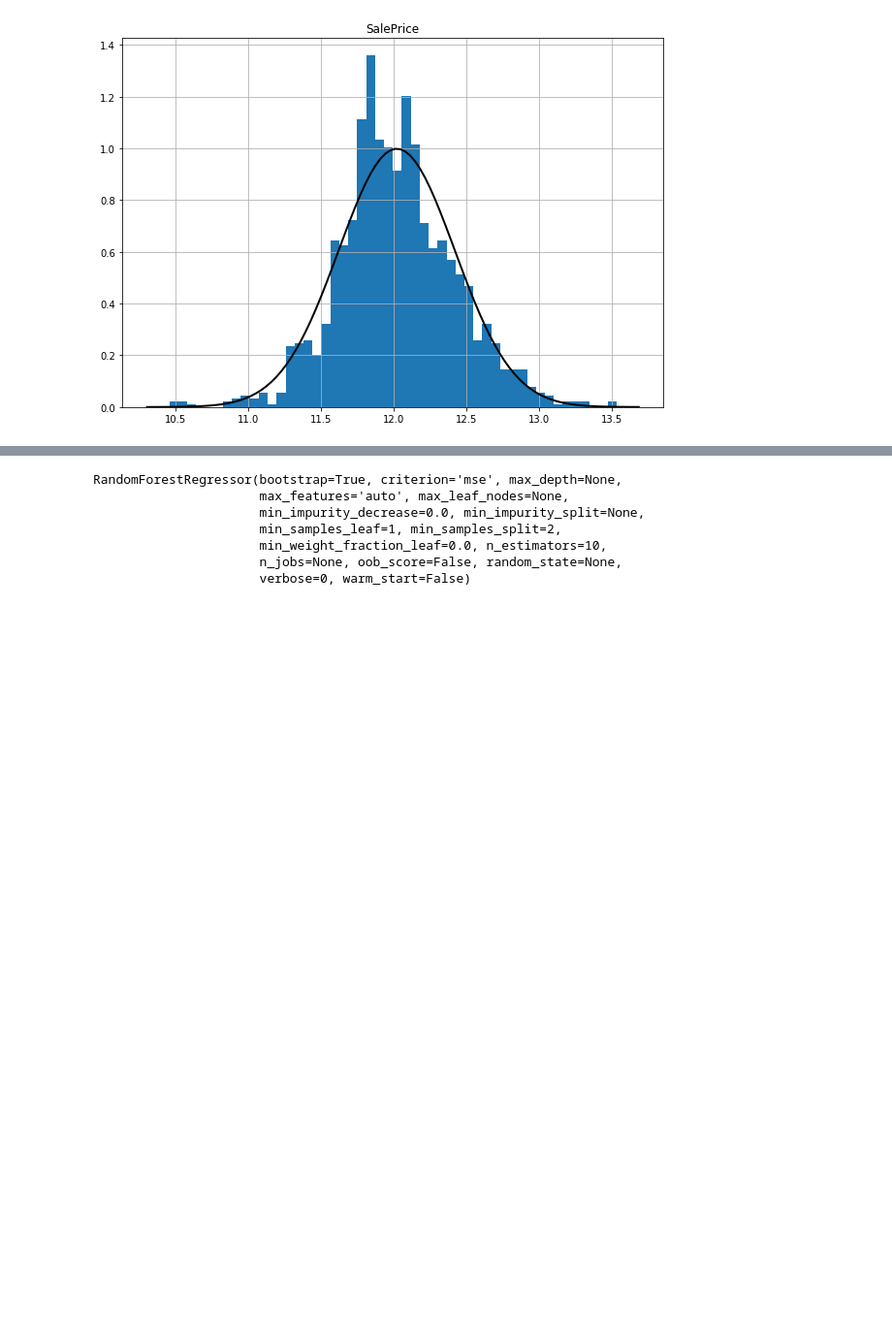
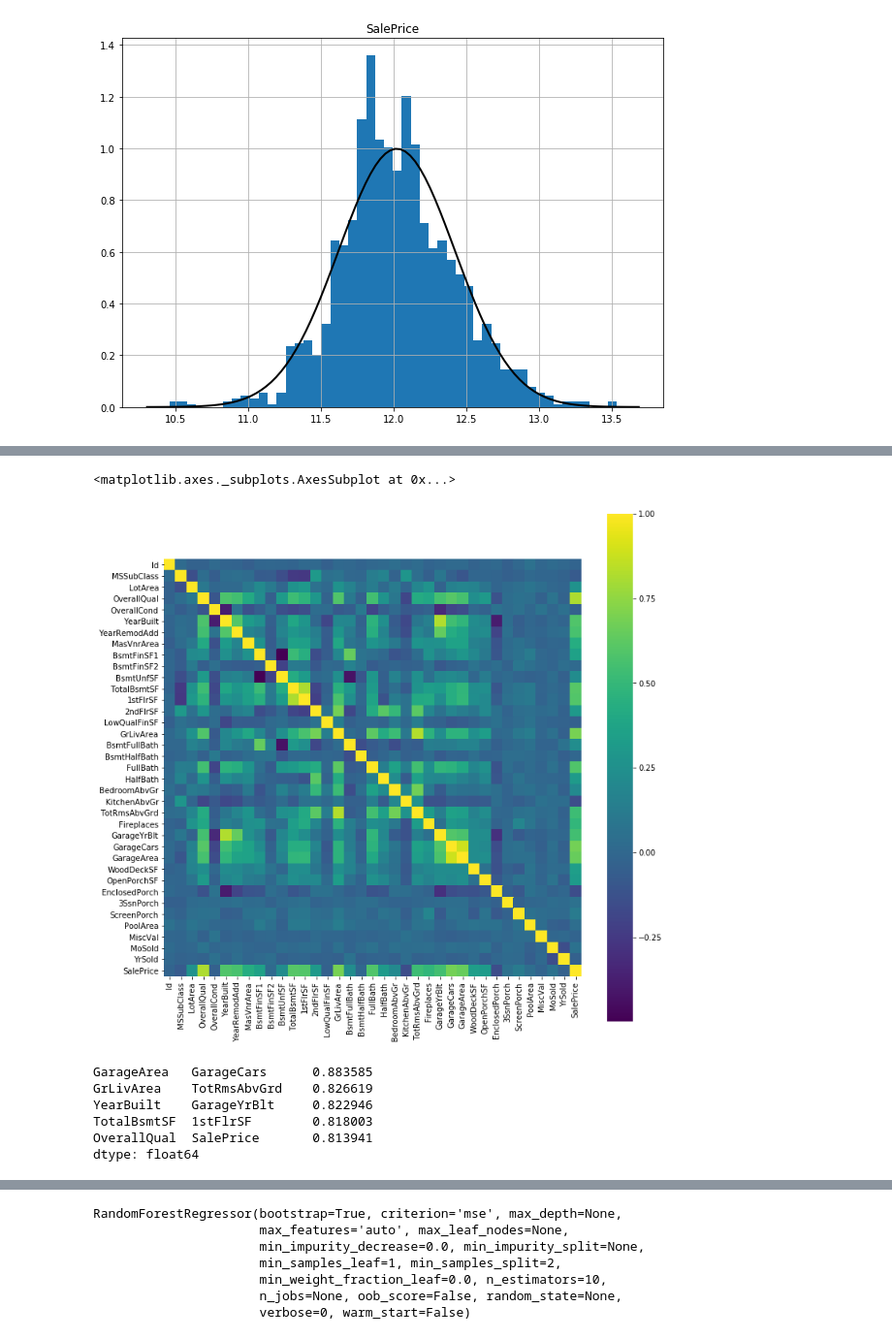
Before and after one commit to vvnt/kaggle_house_prices, a Jupyter notebook: house_prices.ipynb, the cells around one changed output, grey strips where cells are left out. Shown at 97% size. Drawn from its saved outputs; the diff is of its cells as text; code cells hidden in the pictures; blank space fills up the shorter version.

```diff
--- a/house_prices.ipynb
+++ b/house_prices.ipynb
@@ -76,7 +79,8 @@ df['SalePrice'].skew()
 # %% [output]
 1.8828757597682129
 # %%
-df['SalePrice'] = np.log(df['SalePrice'])
+#df['SalePrice'] = np.log(df['SalePrice'])
+df['SalePrice'] = np.log1p(df['SalePrice'])
 # %%
 df['SalePrice'].skew()
 # %% [output]
@@ -138,8 +142,37 @@ dtype: int64
 # %%
 train_set, test_set = train_test_split(
     df,
-    test_size=.2,
+    test_size=.02,
     random_state=24
 )
 
 X_train = train_set.copy()
+# %%
+corr_matrix = X_train.corr()
+
+# plt.imshow(corr_matrix, cmap='viridis')
+# plt.colorbar()
+# plt.show()
+
+plt.subplots(figsize=(12, 12))
+sns.heatmap(
+    corr_matrix,
+    cmap='viridis',
+    square=True
+    )
+# %% [output]
+<matplotlib.axes._subplots.AxesSubplot at 0x...>
+[figure, added]
+# %%
+# high corr. threshold
+hc_threshold = .7
+
+corr_matrix_s = corr_matrix.abs().unstack().sort_values(ascending = False).drop_duplicates()
+corr_matrix_s[(corr_matrix_s > hc_threshold) & (corr_matrix_s < 1)]
+# %% [output]
+GarageArea   GarageCars      0.883585
+GrLivArea    TotRmsAbvGrd    0.826619
+YearBuilt    GarageYrBlt     0.822946
+TotalBsmtSF  1stFlrSF        0.818003
+OverallQual  SalePrice       0.813941
+dtype: float64
```
Also changed, not shown: parts of 24 cells of this notebook.
